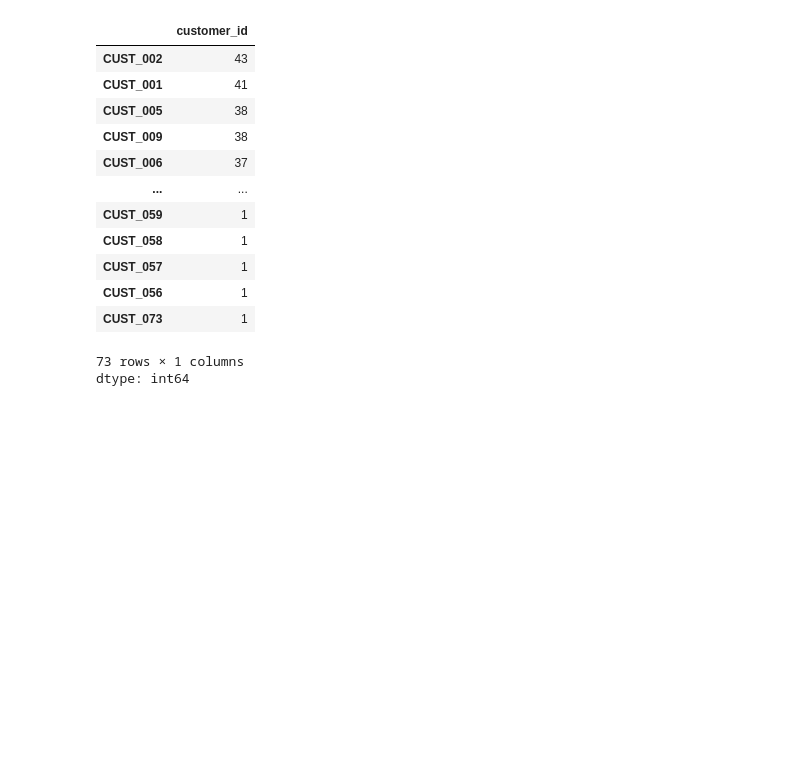
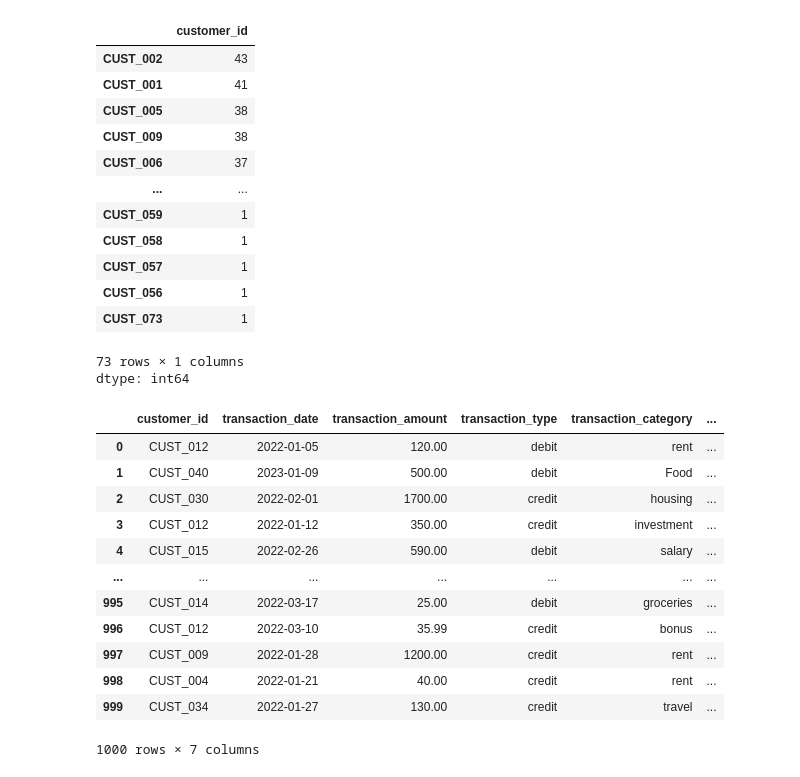
Before and after one commit to ericphamhung/gretel_takehome, a Jupyter notebook: 01_gretel_assignment_generate_synthetic_data.ipynb, the cells around one changed output. Saved outputs shown, nothing was run; the diff lists cells and outputs as text; code cells hidden in the pictures; blank space fills up the shorter version.

Commit message:
adding in accbalance calc on synth

```diff
--- a/01_gretel_assignment_generate_synthetic_data.ipynb
+++ b/01_gretel_assignment_generate_synthetic_data.ipynb
@@ -261,3 +261,31 @@ train_df['customer_id'].value_counts()
 | CUST_073 | 1 |
 73 rows × 1 columns
 dtype: int64
+# %%
+# Define a function to compute the account balance
+def compute_balance(row, balances):
+    previous_balance = balances.get(row['customer_id'], row['starting_amount'])
+    transaction_effect = row['transaction_amount'] if row['transaction_type'] == "credit" else -row['transaction_amount']
+    current_balance = previous_balance + transaction_effect
+    balances[row['customer_id']] = current_balance
+    return current_balance
+
+# Compute the account balance for each transaction
+balances = {}
+synth_df['account_balance'] = synth_df.apply(compute_balance, axis=1, balances=balances)
+# %%
+synth_df
+# %% [output]
+|  | customer_id | transaction_date | transaction_amount | transaction_type | transaction_category | ... |
+| 0 | CUST_012 | 2022-01-05 | 120.00 | debit | rent | ... |
+| 1 | CUST_040 | 2023-01-09 | 500.00 | debit | Food | ... |
+| 2 | CUST_030 | 2022-02-01 | 1700.00 | credit | housing | ... |
+| 3 | CUST_012 | 2022-01-12 | 350.00 | credit | investment | ... |
+| 4 | CUST_015 | 2022-02-26 | 590.00 | debit | salary | ... |
+| ... | ... | ... | ... | ... | ... | ... |
+| 995 | CUST_014 | 2022-03-17 | 25.00 | debit | groceries | ... |
+| 996 | CUST_012 | 2022-03-10 | 35.99 | credit | bonus | ... |
+| 997 | CUST_009 | 2022-01-28 | 1200.00 | credit | rent | ... |
+| 998 | CUST_004 | 2022-01-21 | 40.00 | credit | rent | ... |
+| 999 | CUST_034 | 2022-01-27 | 130.00 | credit | travel | ... |
+1000 rows × 7 columns
```
Also changed, not shown: parts of 1 cell of this notebook, 1 other file.
